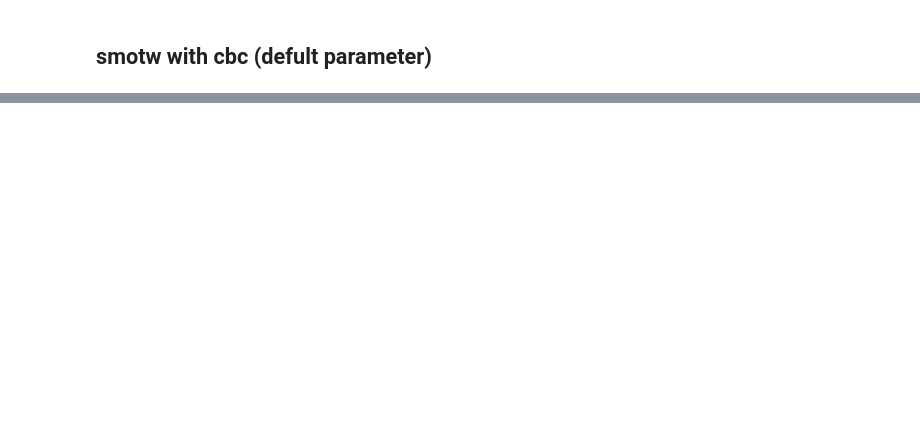
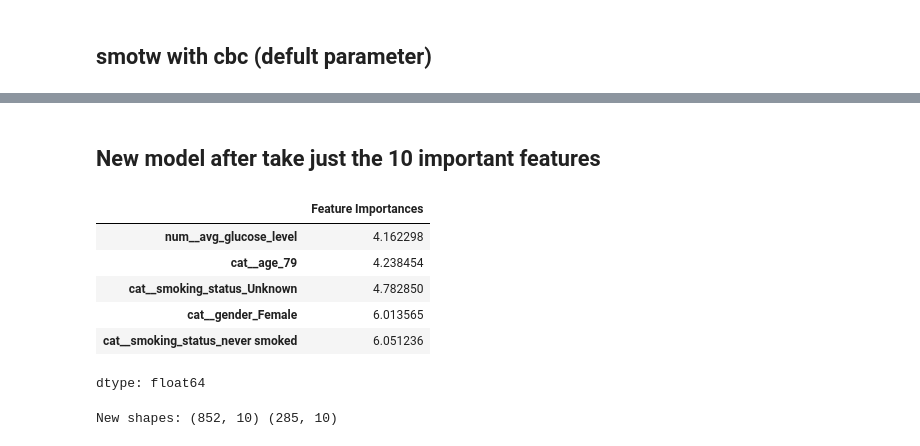
Before and after one commit to abeeraz379/Logistic-Regression-Optimization-Stroke-data-, a Jupyter notebook: stroke.ipynb, the cells around one changed output, grey strips where cells are left out. Cells and saved outputs as stored; diff of their text form; code cells hidden in the pictures; blank space fills up the shorter version.

```diff
--- a/stroke.ipynb
+++ b/stroke.ipynb
@@ -1007,0 +1072,13 @@ accuracy Testing: 0.8666666666666667
+# %% [markdown]
+## New model after take just the 10 important features
+# %%
+features= feature_importance.sort_values().tail(10)
+features.head()
+# %% [output]
+|  | Feature Importances |
+| num__avg_glucose_level | 4.162298 |
+| cat__age_79 | 4.238454 |
+| cat__smoking_status_Unknown | 4.782850 |
+| cat__gender_Female | 6.013565 |
+| cat__smoking_status_never smoked | 6.051236 |
+dtype: float64
@@ -1007,0 +1088,19 @@ accuracy Testing: 0.8666666666666667
+# %%
+from sklearn.compose import ColumnTransformer
+from sklearn.preprocessing import FunctionTransformer
+
+# Get indices of top 10 features
+top10_indices = [i for i, name in enumerate(feature_names) if name in features]
+
+# Manual selector using column indices
+top10_selector = ColumnTransformer([
+    ('top10', 'passthrough', top10_indices)
+], remainder='drop')
+
+# 5. Transform to top 10 features only
+X_train_top10 = top10_selector.fit_transform(X_train_preprocessed)
+X_test_top10 = top10_selector.transform(X_test_preprocessed)
+
+print("New shapes:", X_train_top10.shape, X_test_top10.shape)
+# %% [output]
+New shapes: (852, 10) (285, 10)
```
Also changed, not shown: parts of 23 cells of this notebook.
